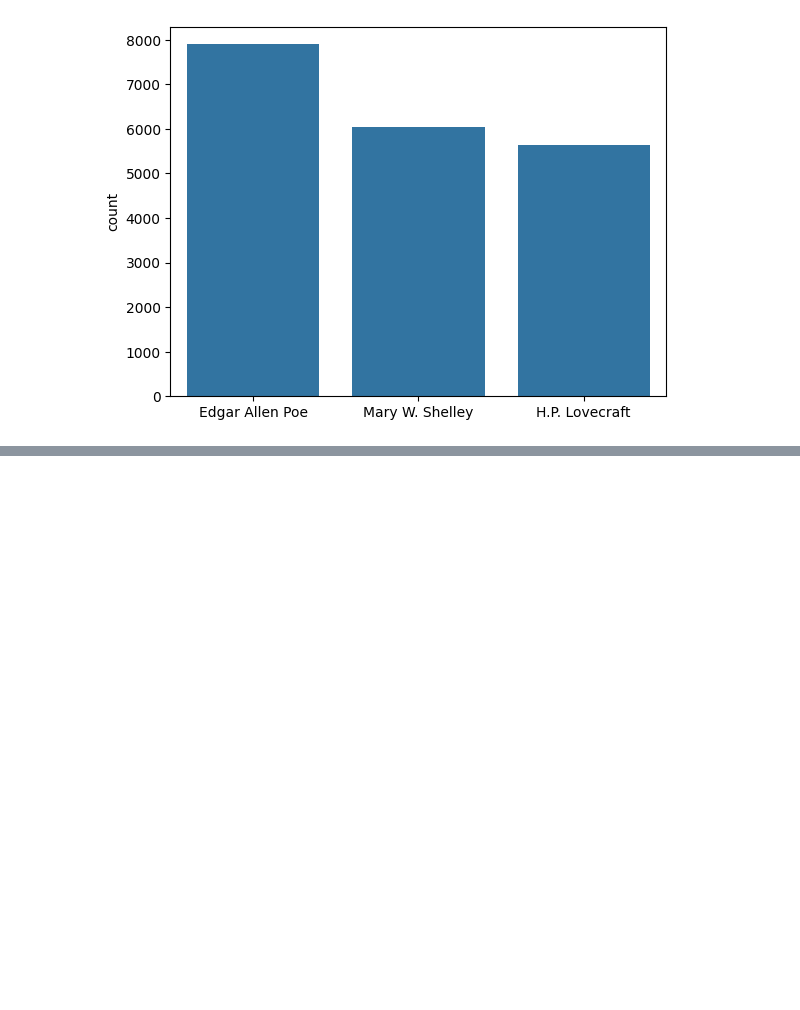
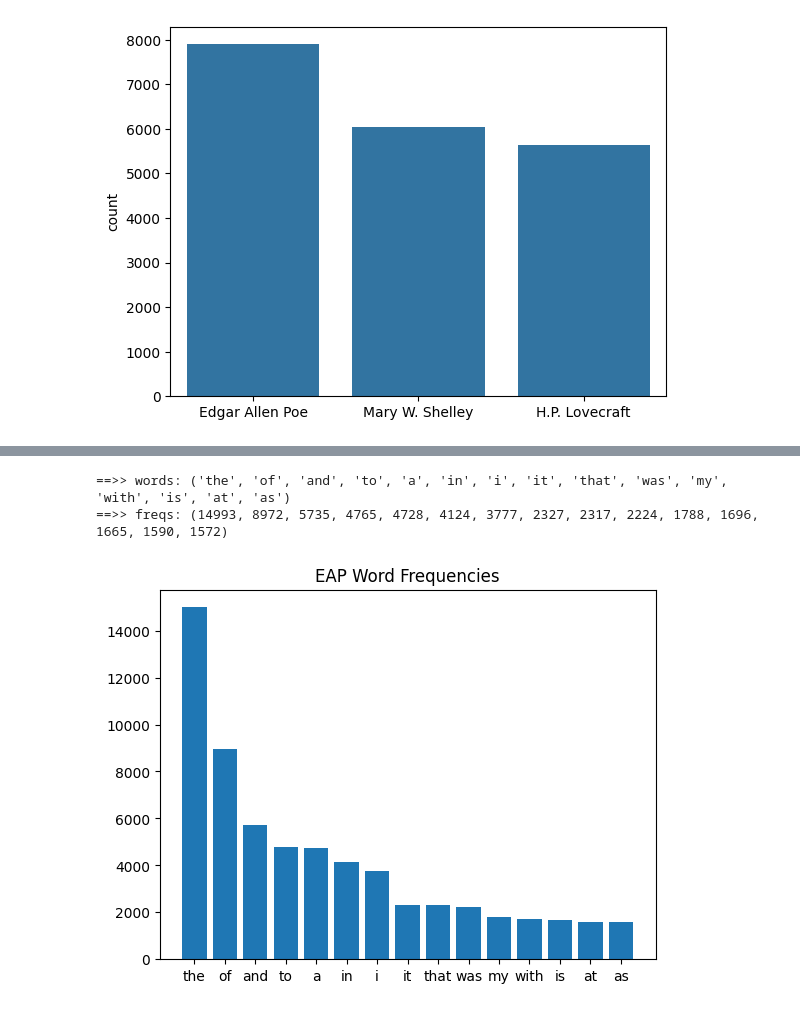
Before and after one commit to Kodascii/gretta-dia, a Jupyter notebook: workshops/python/[17] NLP/03_text_analysis.ipynb, the cells around one changed output, grey strips where cells are left out. Cells and saved outputs as stored; diff of their text form; code cells hidden in the pictures; blank space fills up the shorter version.

```diff
--- a/workshops/python/[17] NLP/03_text_analysis.ipynb
+++ b/workshops/python/[17] NLP/03_text_analysis.ipynb
@@ -75,0 +160,30 @@ g = sns.barplot(
+# %%
+def words_freq_dict(df, author, max_rank):
+    author_wording = df[df['author'] == author]['document']
+    word_freqs = dict()
+
+    for value in author_wording:
+        words = value.lower().translate(str.maketrans('', '', string.punctuation))
+        words = words.split(' ')
+
+        for w in words:
+            if w in word_freqs:
+                word_freqs[w] += 1
+            else:
+                word_freqs[w] = 1
+
+    sorted_items = sorted(word_freqs.items(), key=lambda item: item[1], reverse=True)
+    if max_rank is not None:
+        sorted_items = sorted_items[:max_rank]
+
+    return sorted_items
+# %%
+words, freqs = zip(*words_freq_dict(df, 'EAP', 15))
+plt.title('EAP Word Frequencies')
+plt.bar(words, freqs)
+print(f'==>> words: {words}')
+print(f'==>> freqs: {freqs}')
+# %% [output]
+==>> words: ('the', 'of', 'and', 'to', 'a', 'in', 'i', 'it', 'that', 'was', 'my', 'with', 'is', 'at', 'as')
+==>> freqs: (14993, 8972, 5735, 4765, 4728, 4124, 3777, 2327, 2317, 2224, 1788, 1696, 1665, 1590, 1572)
+[figure, added]
```
Also changed, not shown: parts of 31 cells of this notebook, 5 other files.
